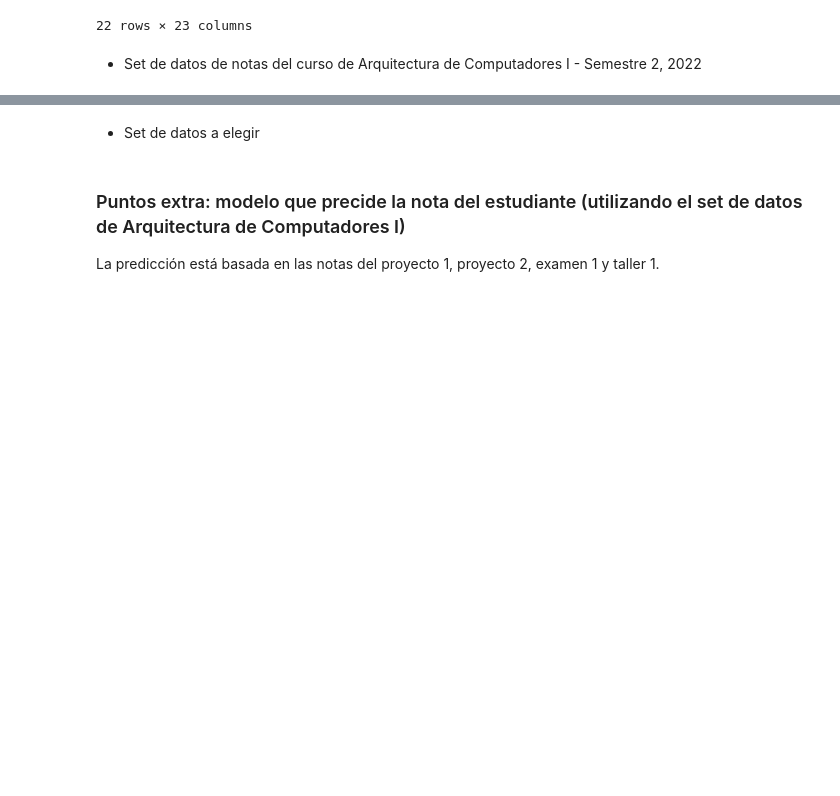
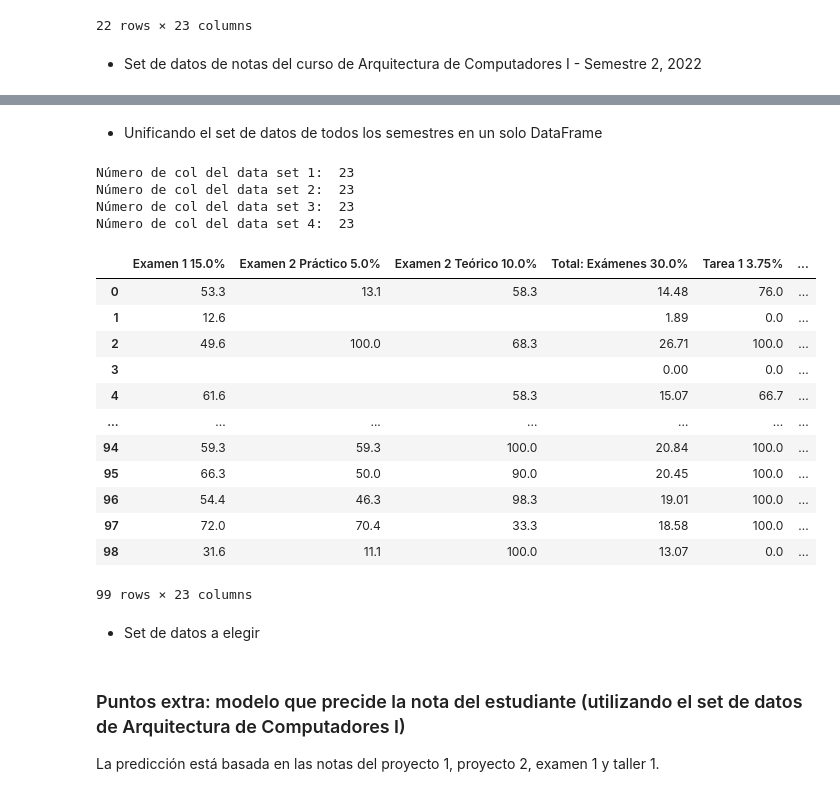
Before and after one commit to JoseDavidSS/Patrones.Project1, a Jupyter notebook: architecture-test.ipynb, the cells around one changed output, grey strips where cells are left out. Drawn from its saved outputs; the diff is of its cells as text; code cells hidden in the pictures; blank space fills up the shorter version.

Commit message:
Merging all 4 data sets into one

```diff
--- a/architecture-test.ipynb
+++ b/architecture-test.ipynb
@@ -459,3 +460,41 @@ dtype: int64
+# %% [markdown]
+* Unificando el set de datos de todos los semestres en un solo DataFrame
+# %%
+num_columnas = len(df_2021_s1_grades.columns)
+print ("Número de col del data set 1: ", num_columnas)
+
+num_columnas = len(df_2021_s2_grades.columns)
+print ("Número de col del data set 2: ", num_columnas)
+
+num_columnas = len(df_2022_s1_grades.columns)
+print ("Número de col del data set 3: ", num_columnas)
+
+num_columnas = len(df_2022_s2_grades.columns)
+print ("Número de col del data set 4: ", num_columnas)
+
+df_2021_s2_grades.set_axis(df_2021_s1_grades.columns, axis=1, inplace=True)
+df_2022_s1_grades.set_axis(df_2021_s1_grades.columns, axis=1, inplace=True)
+df_2022_s2_grades.set_axis(df_2021_s1_grades.columns, axis=1, inplace=True)
+df_arqui = pd.concat([df_2021_s1_grades, df_2021_s2_grades, df_2022_s1_grades, df_2022_s2_grades], axis=0, ignore_index=True)
+df_arqui.head(120)
+# %% [output]
+Número de col del data set 1:  23
+Número de col del data set 2:  23
+Número de col del data set 3:  23
+Número de col del data set 4:  23
+|  | Examen 1 15.0% | Examen 2 Práctico 5.0% | Examen 2 Teórico 10.0% | Total: Exámenes 30.0% | Tarea 1 3.75% | ... |
+| 0 | 53.3 | 13.1 | 58.3 | 14.48 | 76.0 | ... |
+| 1 | 12.6 |  |  | 1.89 | 0.0 | ... |
+| 2 | 49.6 | 100.0 | 68.3 | 26.71 | 100.0 | ... |
+| 3 |  |  |  | 0.00 | 0.0 | ... |
+| 4 | 61.6 |  | 58.3 | 15.07 | 66.7 | ... |
+| ... | ... | ... | ... | ... | ... | ... |
+| 94 | 59.3 | 59.3 | 100.0 | 20.84 | 100.0 | ... |
+| 95 | 66.3 | 50.0 | 90.0 | 20.45 | 100.0 | ... |
+| 96 | 54.4 | 46.3 | 98.3 | 19.01 | 100.0 | ... |
+| 97 | 72.0 | 70.4 | 33.3 | 18.58 | 100.0 | ... |
+| 98 | 31.6 | 11.1 | 100.0 | 13.07 | 0.0 | ... |
+99 rows × 23 columns
 # %%
 # feature engineering
 # prueba con los diferentes algoritmos
```
Also changed, not shown: parts of 1 cell of this notebook.
